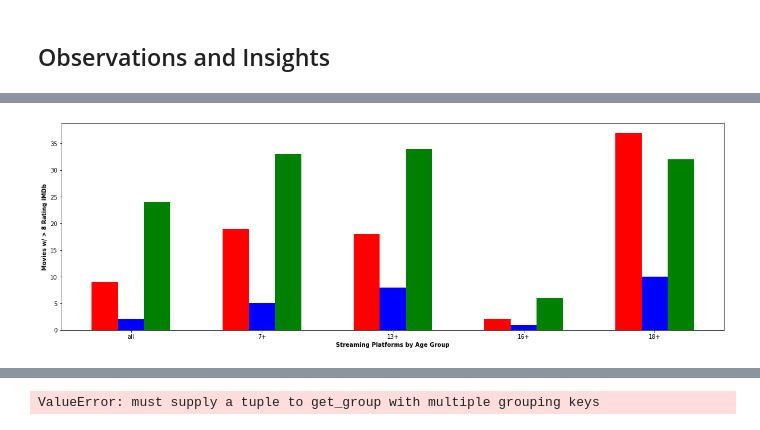
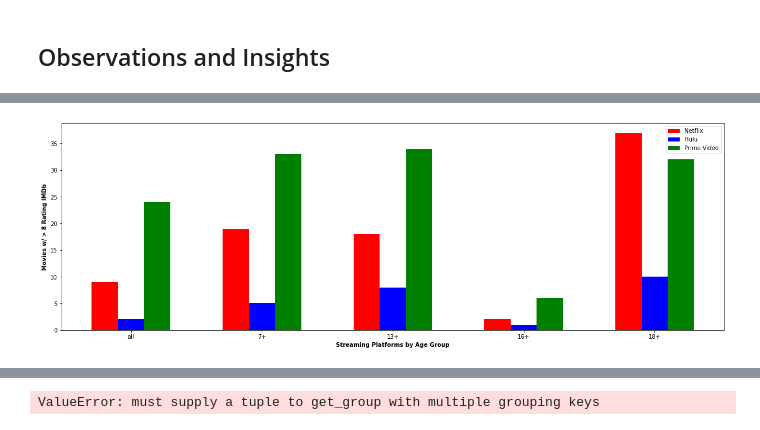
Before and after one commit to jtslater2/old_fashioned, a Jupyter notebook: Scripts/mpaa.ipynb, the cells around one changed output, grey strips where cells are left out. Saved outputs shown, nothing was run; the diff lists cells and outputs as text; code cells hidden in the pictures.

```diff
--- a/Scripts/mpaa.ipynb
+++ b/Scripts/mpaa.ipynb
@@ -199,25 +231,25 @@ plt.show()
 # %%
-#IMDB greater than 8
+#IMDB greater than 8 by age group
 
 fig = plt.figure(figsize = (16,5))
 
 x = np.arange(5)
 
 ax = fig.add_axes([0,0,1,1])
-ax.bar(x, hs2["hnf-age"], color = 'r', width = 0.2)
-ax.bar(x+.2, hs3["hhu-age"], color = 'b', width = 0.2)
-ax.bar(x+ .4, hs4["hpv-age"], color = 'g', width = 0.2)
-#ax.bar(x+.6, hs5["hdi-age"], color = 'y', width = 0.2)
+ax.bar(x, hs2["hnf-age"], color = 'r', width = 0.2, label = "Netflix")
+ax.bar(x+.2, hs3["hhu-age"], color = 'b', width = 0.2, label = "Hulu")
+ax.bar(x+ .4, hs4["hpv-age"], color = 'g', width = 0.2, label = "Prime Video")
+#ax.bar(x+.6, hs5["hdi-age"], color = 'y', width = 0.2, label = "Disney+")   need to fix having zero values
 
 
 plt.xlabel('Streaming Platforms by Age Group', fontweight ='bold')
 plt.ylabel('Movies w/ > 8 Rating IMDb', fontweight ='bold')
 #plt.xticks(['all', '7+', '13+', '16+', '18+'])
 plt.xticks([r + .2 for r in range(5)],
            ['all', '7+', '13+', '16+', '18+'])
 
-
+plt.legend()
 
 plt.show()
 # %% [output]
-[figure, old version]
+[figure, new version]
```
Also changed, not shown: parts of 7 cells of this notebook.
